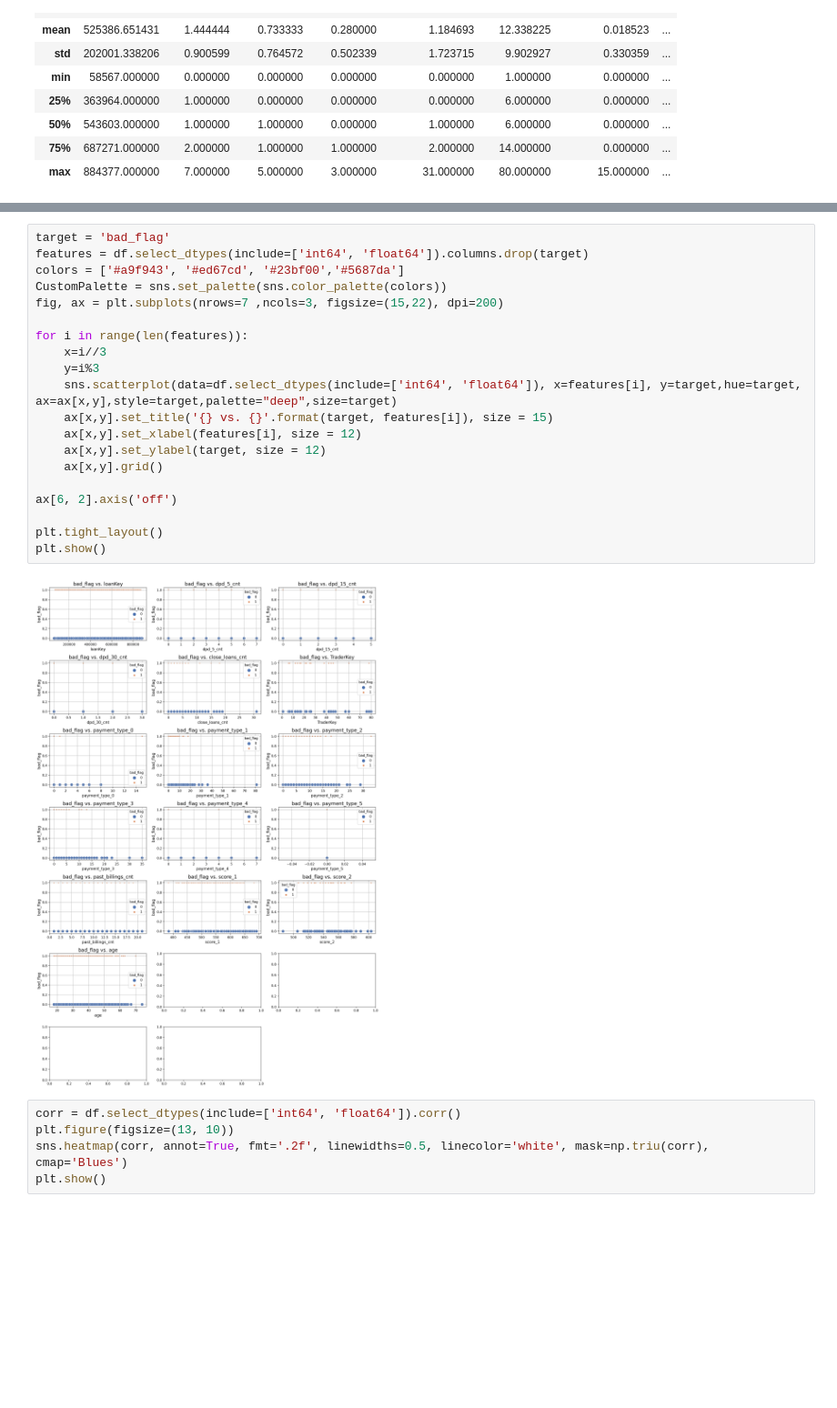
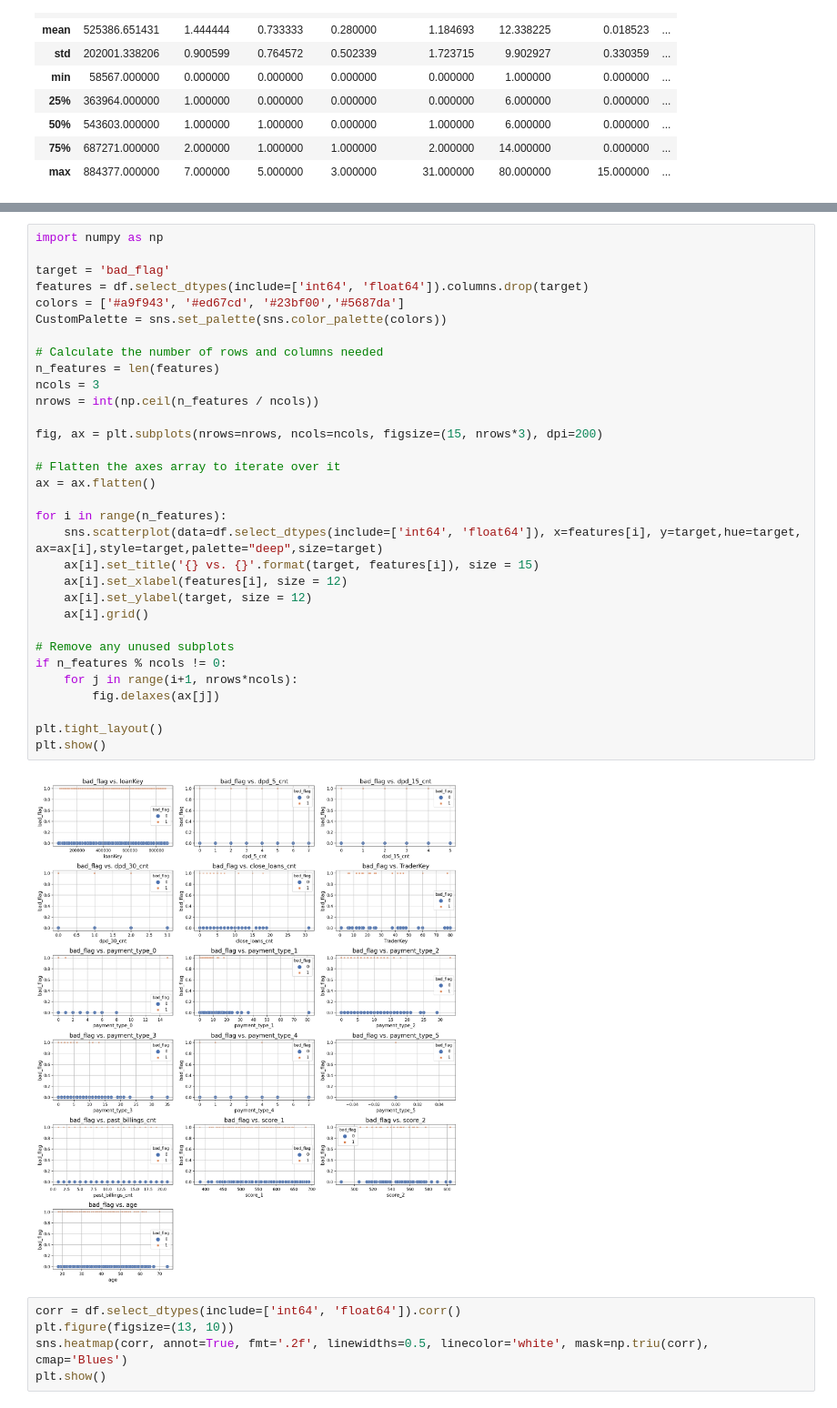
Before and after one commit to alyab16/Flagging-Loans, a Jupyter notebook: Flagging Loans.ipynb, the cells around one changed output, grey strips where cells are left out. Shown at 91% size. Saved outputs shown, nothing was run; the diff lists cells and outputs as text; blank space fills up the shorter version.

```diff
--- a/Flagging Loans.ipynb
+++ b/Flagging Loans.ipynb
@@ -82,25 +76,37 @@ df.drop(["first_overdue_date", "rep_loan_date", "first_loan"], axis=1).describe(
 # %%
+import numpy as np
+
 target = 'bad_flag'
 features = df.select_dtypes(include=['int64', 'float64']).columns.drop(target)
 colors = ['#a9f943', '#ed67cd', '#23bf00','#5687da']
 CustomPalette = sns.set_palette(sns.color_palette(colors))
-fig, ax = plt.subplots(nrows=7 ,ncols=3, figsize=(15,22), dpi=200)
 
-for i in range(len(features)):
-    x=i//3
-    y=i%3
-    sns.scatterplot(data=df.select_dtypes(include=['int64', 'float64']), x=features[i], y=target,hue=target, ax=ax[x,y],style=target,palette="deep",size=target)
-    ax[x,y].set_title('{} vs. {}'.format(target, features[i]), size = 15)
-    ax[x,y].set_xlabel(features[i], size = 12)
-    ax[x,y].set_ylabel(target, size = 12)
-    ax[x,y].grid()
+# Calculate the number of rows and columns needed
+n_features = len(features)
+ncols = 3
+nrows = int(np.ceil(n_features / ncols))
 
-ax[6, 2].axis('off')
+fig, ax = plt.subplots(nrows=nrows, ncols=ncols, figsize=(15, nrows*3), dpi=200)
+
+# Flatten the axes array to iterate over it
+ax = ax.flatten()
+
+for i in range(n_features):
+    sns.scatterplot(data=df.select_dtypes(include=['int64', 'float64']), x=features[i], y=target,hue=target, ax=ax[i],style=target,palette="deep",size=target)
+    ax[i].set_title('{} vs. {}'.format(target, features[i]), size = 15)
+    ax[i].set_xlabel(features[i], size = 12)
+    ax[i].set_ylabel(target, size = 12)
+    ax[i].grid()
+
+# Remove any unused subplots
+if n_features % ncols != 0:
+    for j in range(i+1, nrows*ncols):
+        fig.delaxes(ax[j])
 
 plt.tight_layout()
 plt.show()
 # %% [output]
-[figure, old version]
+[figure, new version]
 # %%
 corr = df.select_dtypes(include=['int64', 'float64']).corr()
 plt.figure(figsize=(13, 10))
```
Also changed, not shown: parts of 7 cells of this notebook.
